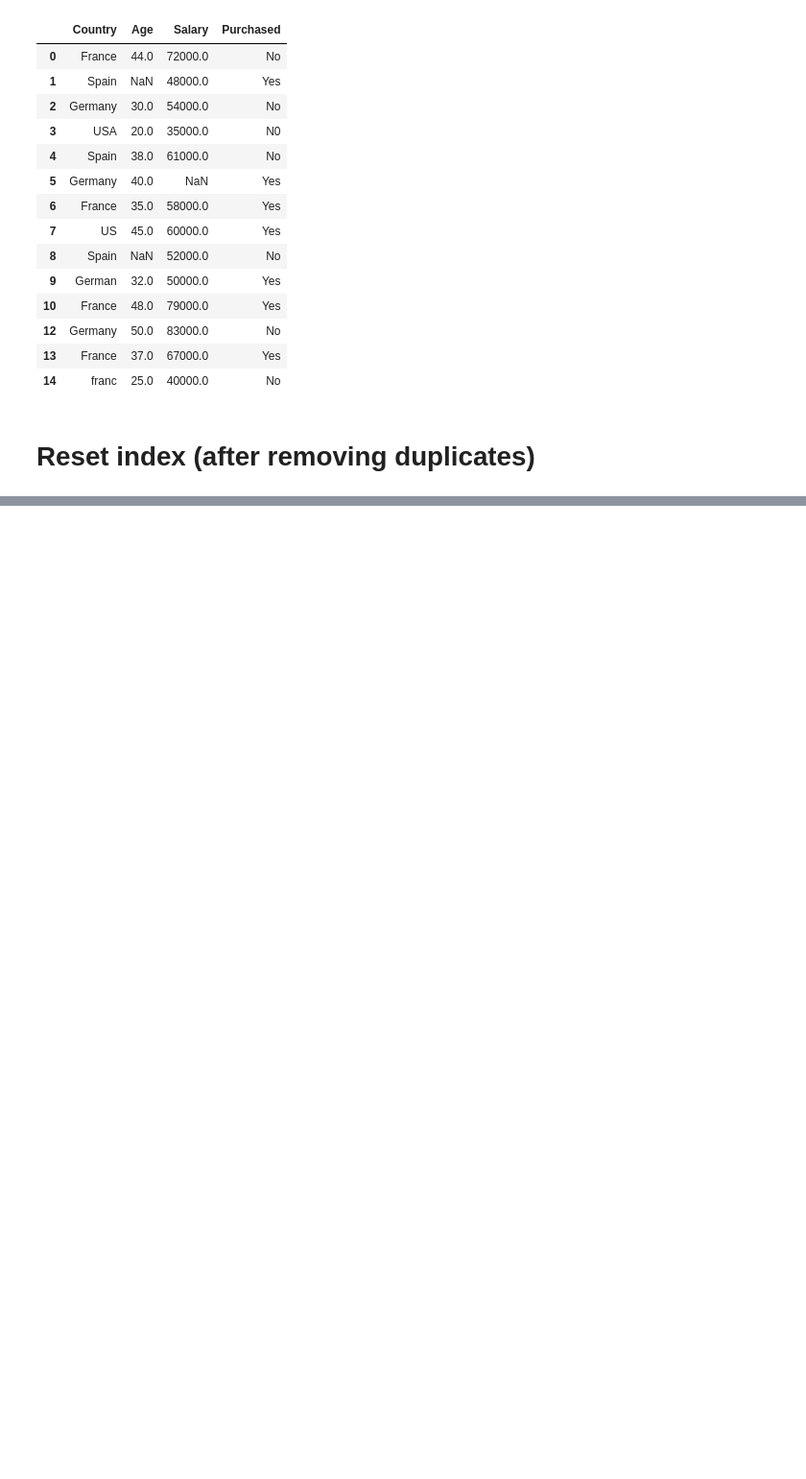
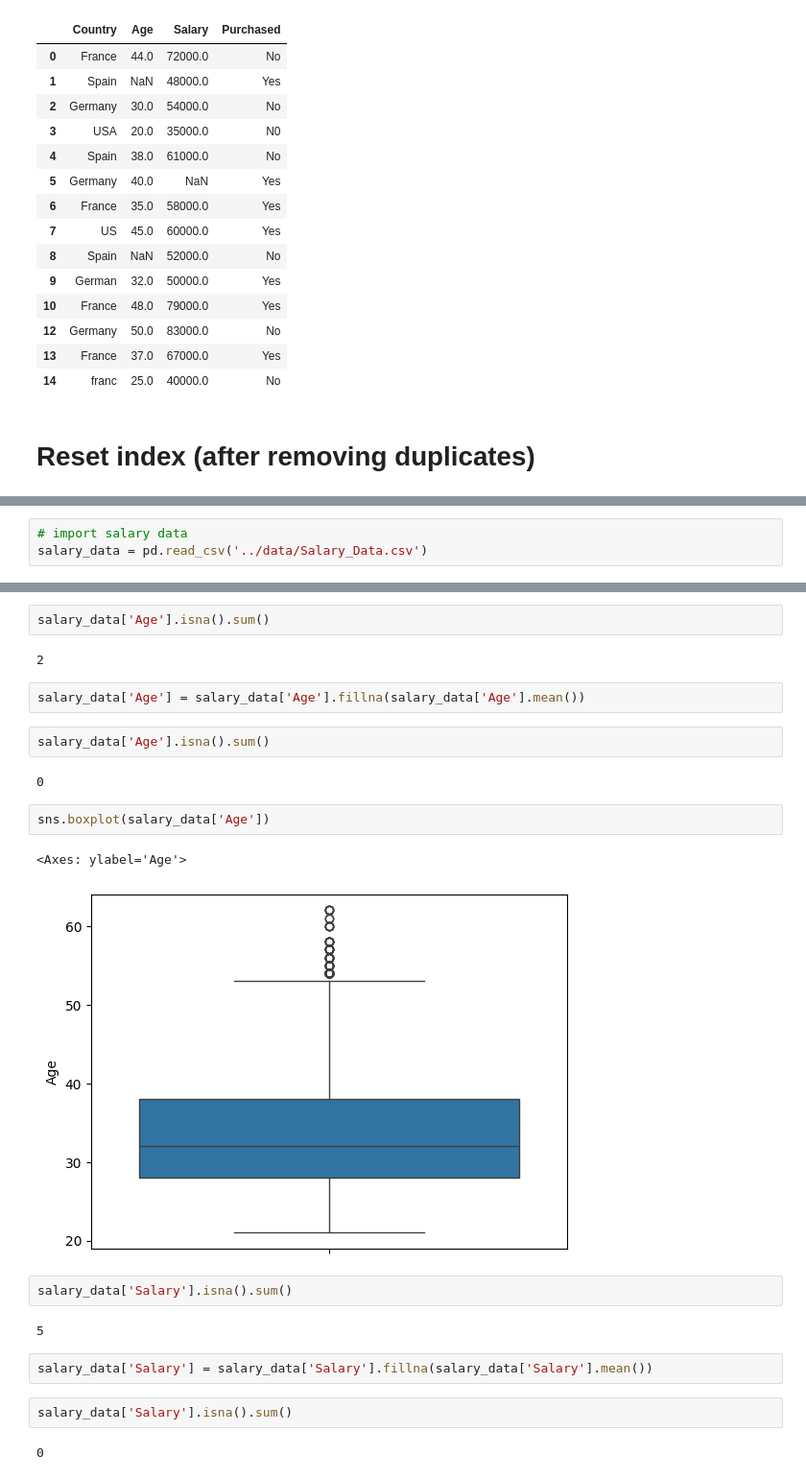
Before and after one commit to tilakpoudel/mds1, a Jupyter notebook: data-science/data-munging/data_munging.ipynb, the cells around one changed output, grey strips where cells are left out. Shown: that part at 96% size. Cells and saved outputs as stored; diff of their text form; blank space fills up the shorter version.

```diff
--- a/data-science/data-munging/data_munging.ipynb
+++ b/data-science/data-munging/data_munging.ipynb
@@ -189,0 +365,3 @@ data
+# %%
+# import salary data
+salary_data = pd.read_csv('../data/Salary_Data.csv')
@@ -189,0 +408,25 @@ data
+# %%
+salary_data['Age'].isna().sum()
+# %% [output]
+2
+# %%
+salary_data['Age'] = salary_data['Age'].fillna(salary_data['Age'].mean())
+# %%
+salary_data['Age'].isna().sum()
+# %% [output]
+0
+# %%
+sns.boxplot(salary_data['Age'])
+# %% [output]
+<Axes: ylabel='Age'>
+[figure, added]
+# %%
+salary_data['Salary'].isna().sum()
+# %% [output]
+5
+# %%
+salary_data['Salary'] = salary_data['Salary'].fillna(salary_data['Salary'].mean())
+# %%
+salary_data['Salary'].isna().sum()
+# %% [output]
+0
```
Also changed, not shown: parts of 25 cells of this notebook.
